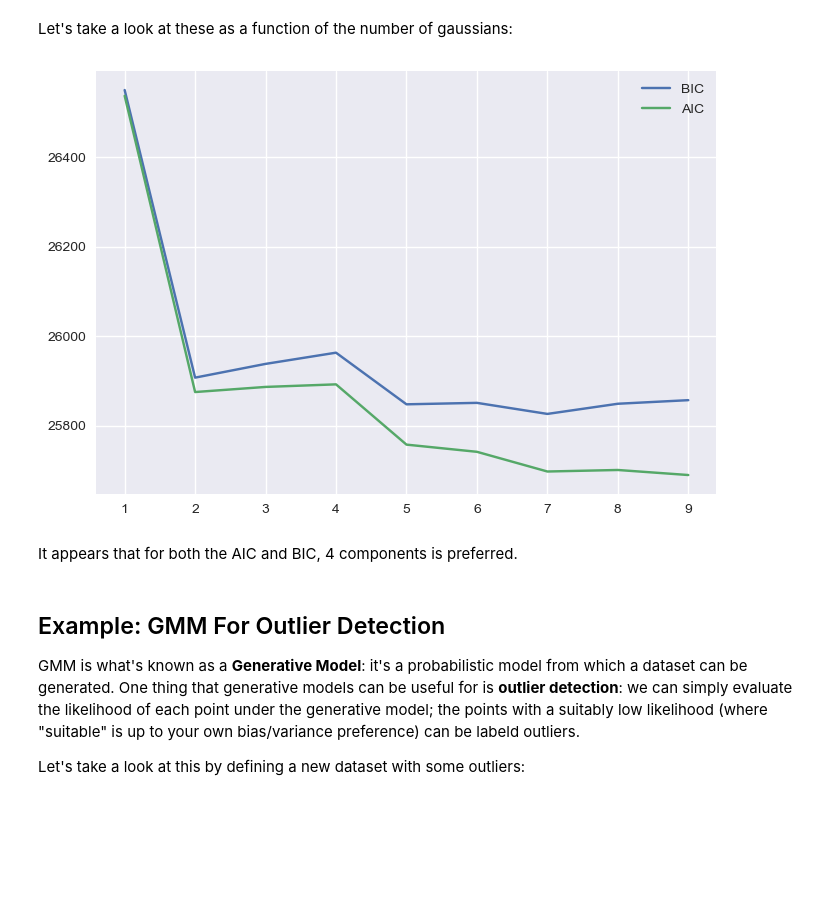
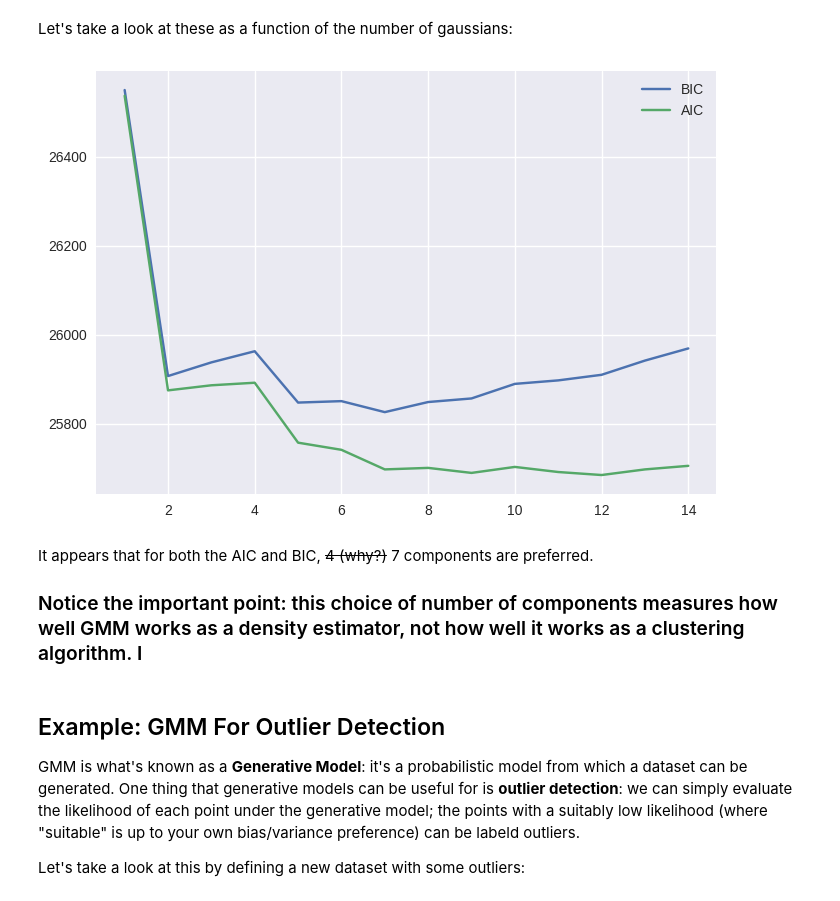
Before and after one commit to brockparker/Coursework, a Jupyter notebook: ASTR-513/Lectures/Scikit-learn-master/notebooks/04.3-Density-GMM.ipynb, the cells around one changed output. Saved outputs shown, nothing was run; the diff lists cells and outputs as text; code cells hidden in the pictures; blank space fills up the shorter version.

```diff
--- a/ASTR-513/Lectures/Scikit-learn-master/notebooks/04.3-Density-GMM.ipynb
+++ b/ASTR-513/Lectures/Scikit-learn-master/notebooks/04.3-Density-GMM.ipynb
@@ -119,18 +163,20 @@ print(clf.aic(X))
 # %% [markdown]
 Let's take a look at these as a function of the number of gaussians:
 # %%
-n_estimators = np.arange(1, 10)
+n_estimators = np.arange(1, 15)
 clfs = [GMM(n, max_iter=10000, random_state = 1).fit(X) for n in n_estimators]
 bics = [clfa.bic(X) for clfa in clfs]
 aics = [clfa.aic(X) for clfa in clfs]
 
 plt.plot(n_estimators, bics, label='BIC')
 plt.plot(n_estimators, aics, label='AIC')
 plt.legend();
 # %% [output]
-[figure, old version]
+[figure, new version]
-# %% [markdown]
-It appears that for both the AIC and BIC, 4 components is preferred.
+# %% [markdown]
+It appears that for both the AIC and BIC, ~~4 (why?)~~ 7 components are preferred.
+
+### Notice the important point: this choice of number of components measures how well GMM works as a density estimator, not how well it works as a clustering algorithm. I
 # %% [markdown]
 ## Example: GMM For Outlier Detection
 
```
Also changed, not shown: parts of 19 cells of this notebook.
